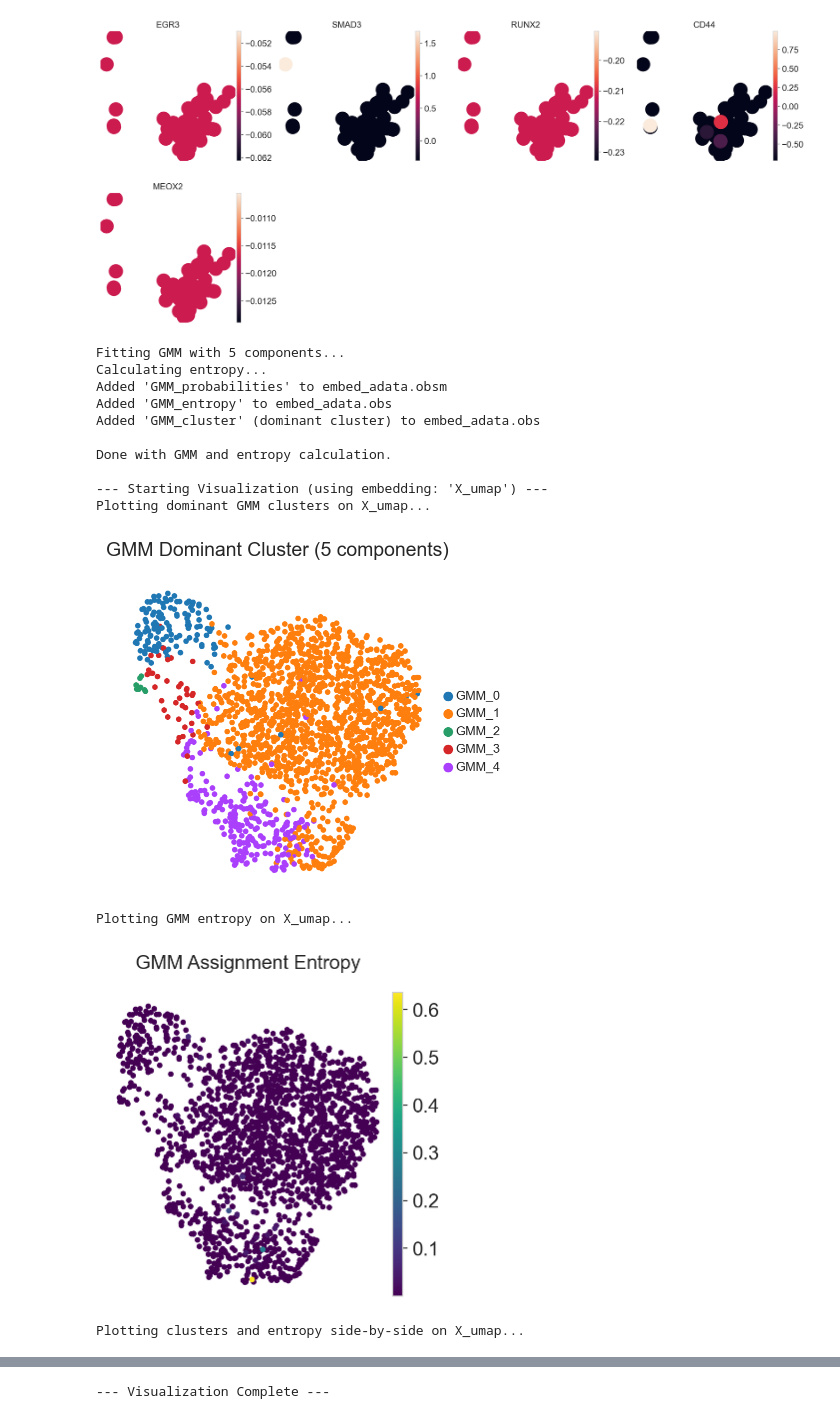
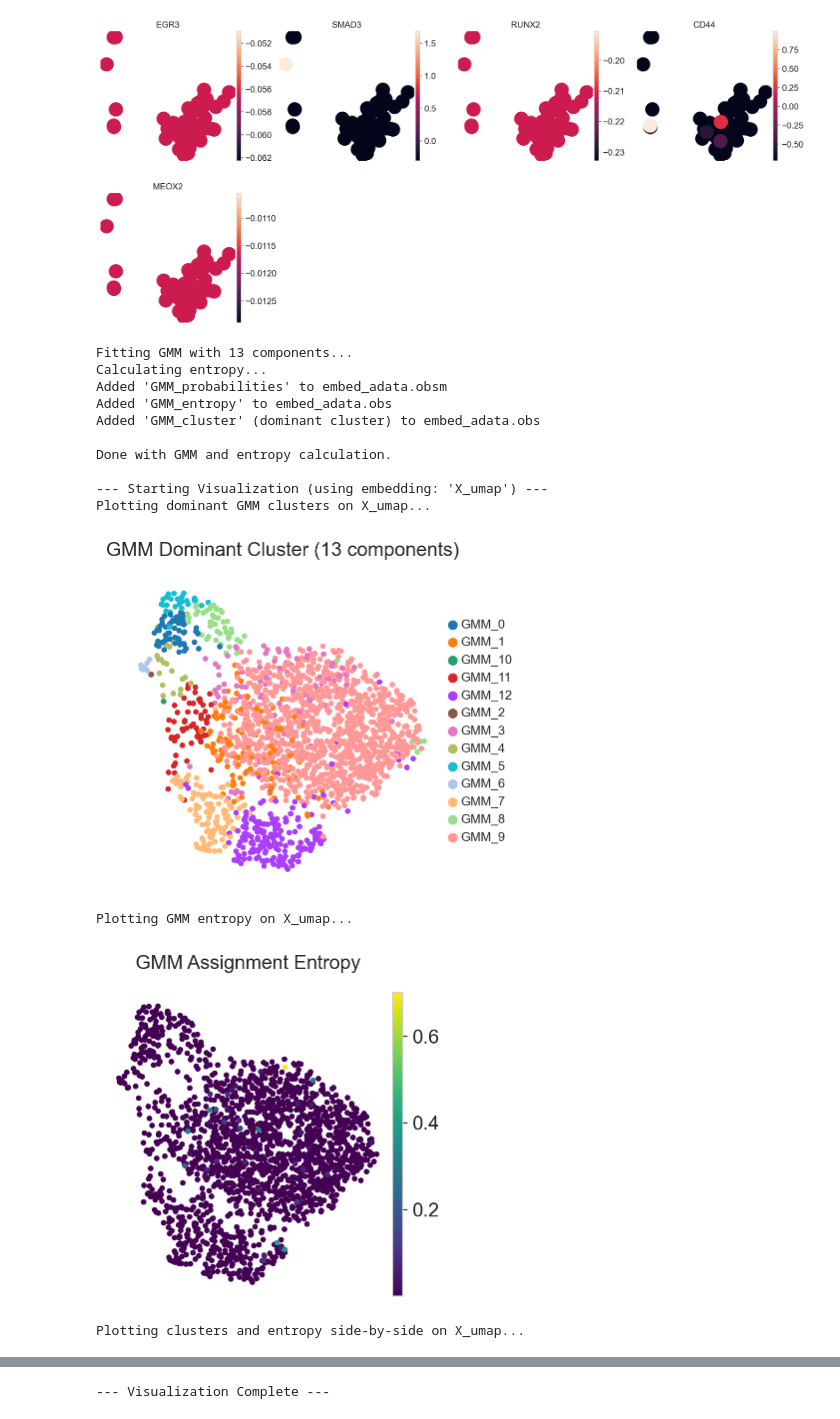
Before and after one commit to keyshavmor/Foundation_Models_for_Soft_Clustering, a Jupyter notebook: notebooks/embeddings_tutorial.ipynb, the cells around one changed output, grey strips where cells are left out. Cells and saved outputs as stored; diff of their text form; code cells hidden in the pictures.

```diff
--- a/notebooks/embeddings_tutorial.ipynb
+++ b/notebooks/embeddings_tutorial.ipynb
@@ -121,7 +149,7 @@ import numpy as np
 import matplotlib.pyplot as plt  # <<< ENSURE THIS IS IMPORTED
 import seaborn as sns
 
-n_clusters = 5  # Specify the desired number of clusters (components) - adjust as needed
+n_clusters = 13  # Specify the desired number of clusters (components) - adjust as needed
 
 
 embeddings = embed_adata.obsm['CancerGPT']
@@ -174,9 +202,6 @@ fig1, ax1 = plt.subplots()
 sc.pl.embedding(embed_adata,
                 basis=embedding_key,
                 color='GMM_cluster',
-                # --- MODIFICATION START ---
-                title=None, # Remove title from scanpy call
-                # --- MODIFICATION END ---
                 legend_loc='right margin',
                 legend_fontsize=9,
                 ax=ax1,
@@ -193,9 +218,7 @@ fig2, ax2 = plt.subplots()
 sc.pl.embedding(embed_adata,
                 basis=embedding_key,
                 color='GMM_entropy',
-                # --- MODIFICATION START ---
-                title=None, # Remove title from scanpy call
-                # --- MODIFICATION END ---
+
                 cmap='viridis',
                 colorbar_loc='right',
                 ax=ax2,
@@ -234,35 +257,35 @@ sc.pl.embedding(embed_adata,
                 title=None, # Remove title from scanpy call
                 # --- MODIFICATION END ---
                 cmap='viridis',
                 colorbar_loc='right',
                 ax=axes[1],
                 show=False)
 
 axes[1].set_title(title_entropy, y=title_y_position) # Set title manually
 axes[1].set_xlabel(f"{embedding_key.split('_')[-1].upper()} 1")
 axes[1].set_ylabel(f"{embedding_key.split('_')[-1].upper()} 2")
 
 
 # Use tight_layout *after* setting titles
 plt.tight_layout(rect=[0, 0, 1, 0.97]) # Add rect to potentially leave space for suptitle if needed, adjust top value (0.97) if titles still overlap
 fig3.suptitle("GMM Analysis", fontsize=14, y=0.99) # Example suptitle
 
 # plt.savefig(f'gmm_clusters_entropy_{embedding_key}_combined.png', dpi=output_fig_dpi, bbox_inches='tight')
 plt.show()
 
 print("\n--- Visualization Complete ---")
 # %% [output]
-Fitting GMM with 5 components...
+Fitting GMM with 13 components...
 Calculating entropy...
 Added 'GMM_probabilities' to embed_adata.obsm
 Added 'GMM_entropy' to embed_adata.obs
 Added 'GMM_cluster' (dominant cluster) to embed_adata.obs
 
 Done with GMM and entropy calculation.
 
 --- Starting Visualization (using embedding: 'X_umap') ---
 Plotting dominant GMM clusters on X_umap...
-[figure, old version]
+[figure, new version]
 Plotting GMM entropy on X_umap...
-[figure, old version]
+[figure, new version]
 Plotting clusters and entropy side-by-side on X_umap...
```
Also changed, not shown: parts of 6 cells of this notebook.
